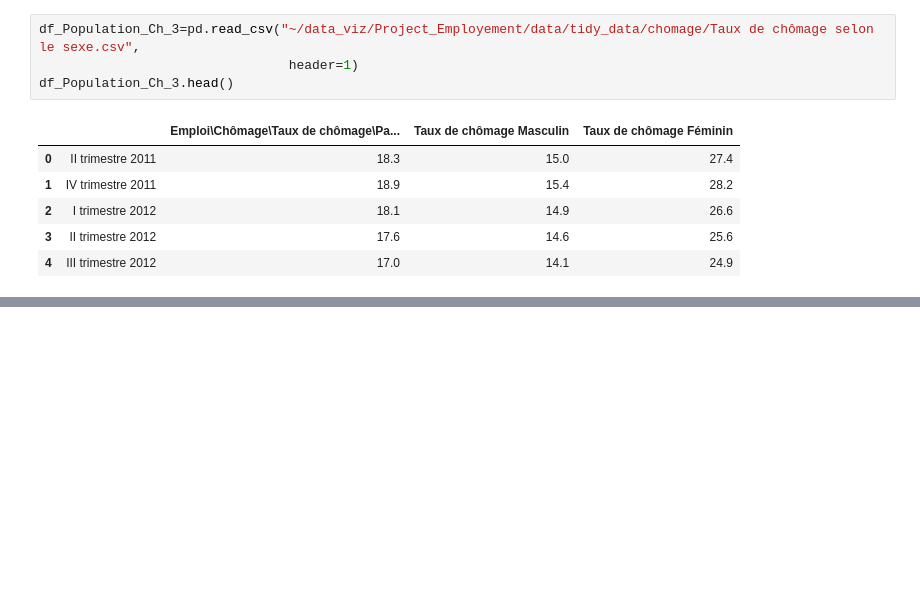
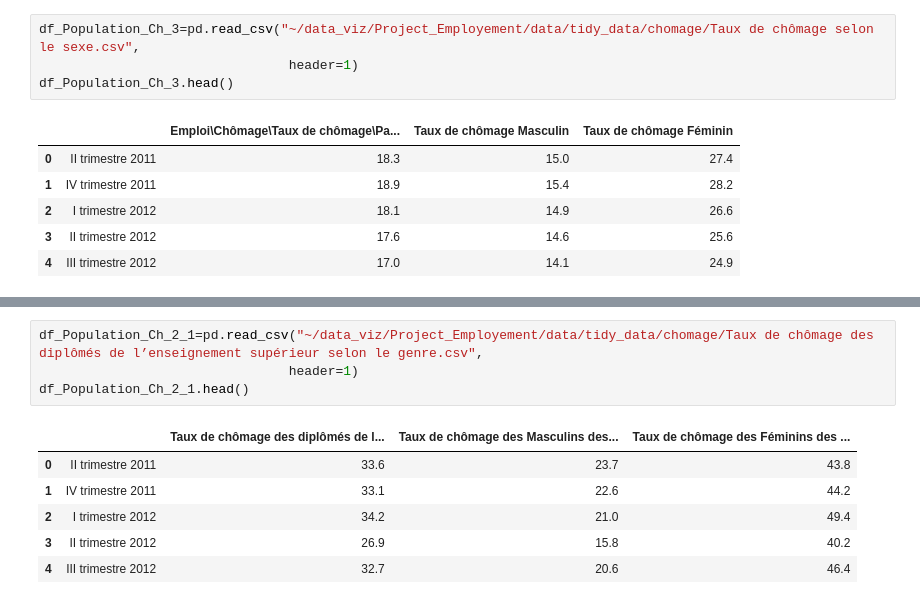
Before and after one commit to SoulaimenTheGreat/Employment-in-Tunisia-Data, a Jupyter notebook: code/raw_code/data_plotting/Chomage_Visualisation.ipynb, the cells around one changed output, grey strips where cells are left out. Drawn from its saved outputs; the diff is of its cells as text; blank space fills up the shorter version.

```diff
--- a/code/raw_code/data_plotting/Chomage_Visualisation.ipynb
+++ b/code/raw_code/data_plotting/Chomage_Visualisation.ipynb
@@ -29,0 +231,11 @@ df_Population_Ch_3.head()
+# %%
+df_Population_Ch_2_1=pd.read_csv("~/data_viz/Project_Employement/data/tidy_data/chomage/Taux de chômage des diplômés de l’enseignement supérieur selon le genre.csv",
+                                header=1)
+df_Population_Ch_2_1.head()
+# %% [output]
+|  |  | Taux de chômage des diplômés de l... | Taux de chômage des Masculins des... | Taux de chômage des Féminins des ... |
+| 0 | II trimestre 2011 | 33.6 | 23.7 | 43.8 |
+| 1 | IV trimestre 2011 | 33.1 | 22.6 | 44.2 |
+| 2 | I trimestre 2012 | 34.2 | 21.0 | 49.4 |
+| 3 | II trimestre 2012 | 26.9 | 15.8 | 40.2 |
+| 4 | III trimestre 2012 | 32.7 | 20.6 | 46.4 |
```
Also changed, not shown: parts of 9 cells of this notebook, 11 other files.
